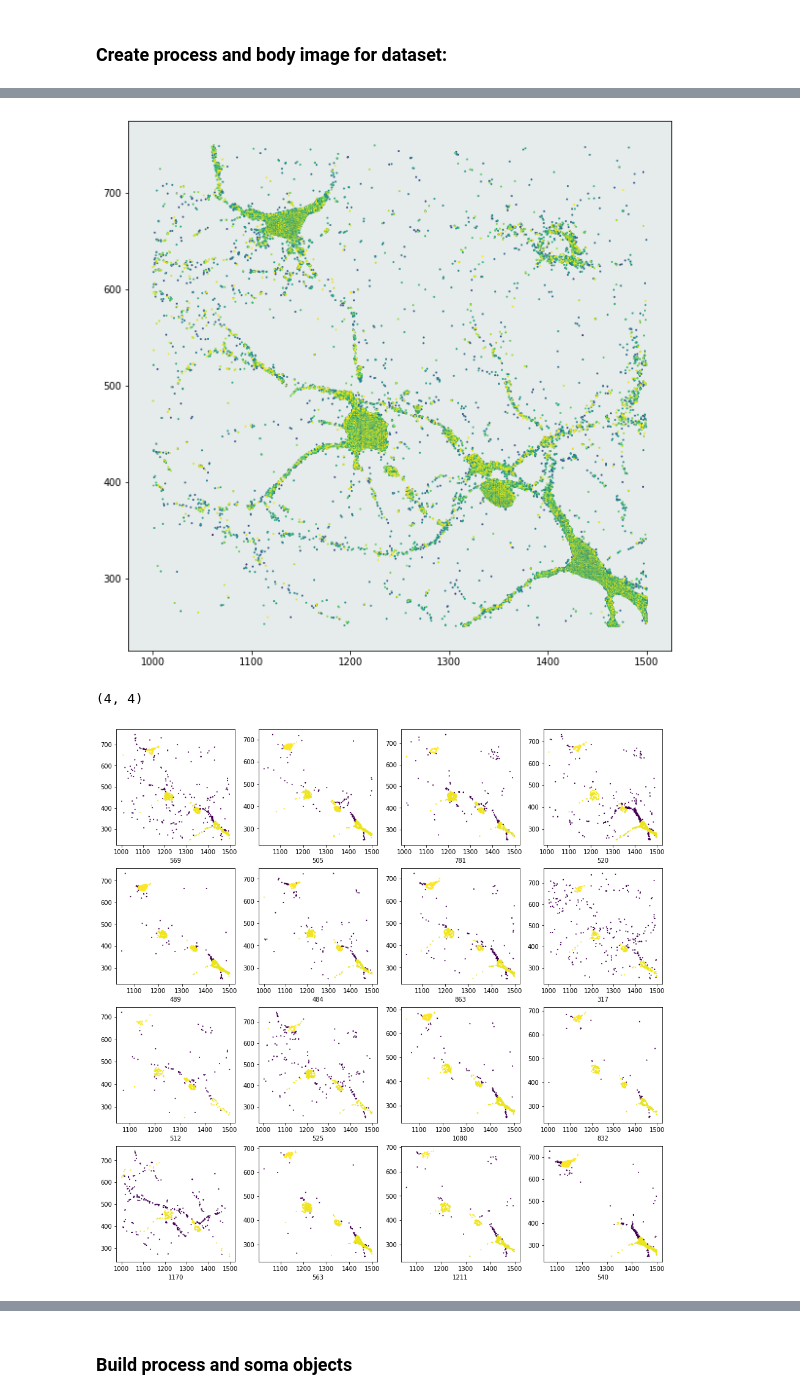
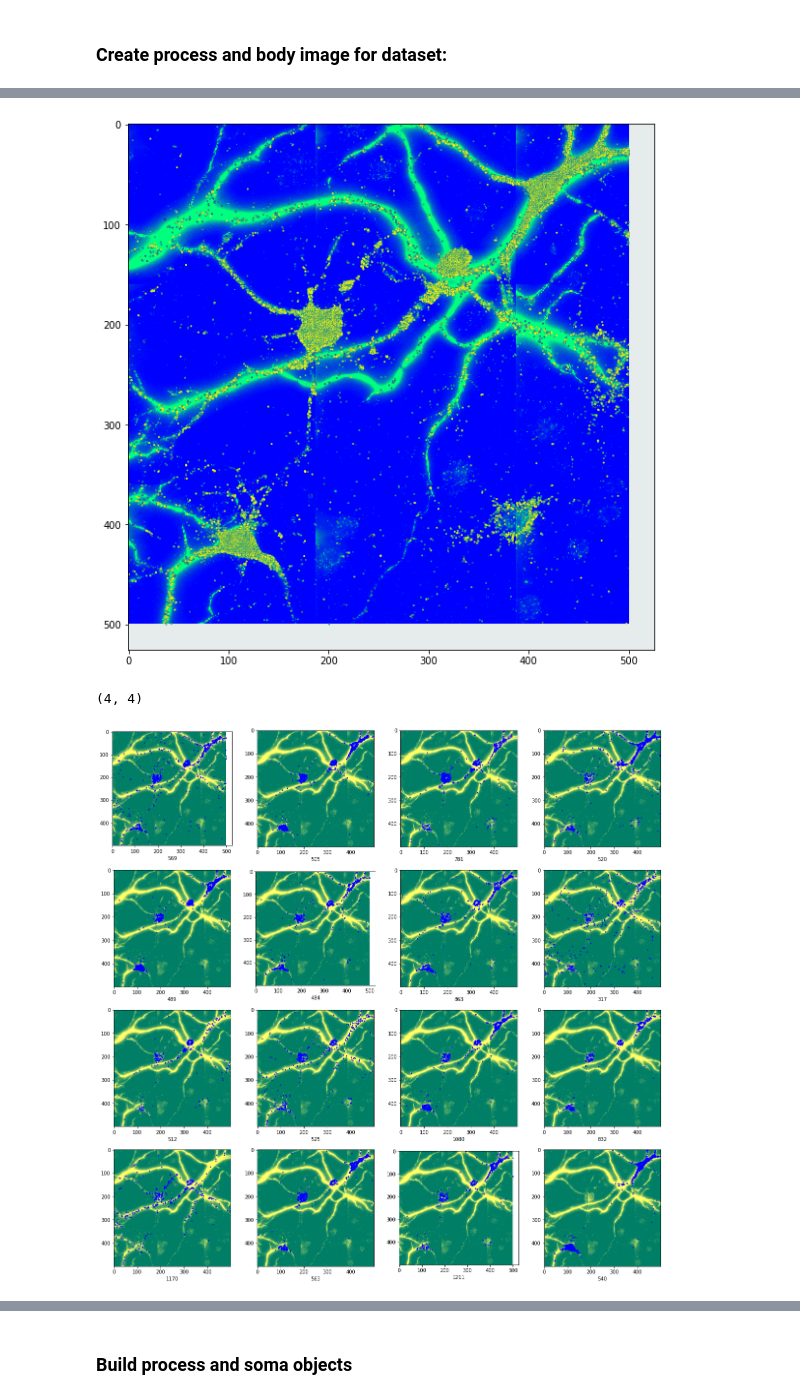
Before and after one commit to Harrison-Oatman/NeuronSegmentation, a Jupyter notebook: session.ipynb, the cells around one changed output, grey strips where cells are left out. Drawn from its saved outputs; the diff is of its cells as text; code cells hidden in the pictures.

```diff
--- a/session.ipynb
+++ b/session.ipynb
@@ -60,7 +65,7 @@ processImage = np.load(processImageFile)
 somaImage = np.load(somaImageFile)
 # %%
 mini_rna = RNA.sample(100000)
-qtree, rna_list = convert_to_qtree(RNA, [0.0, 0.0, somaImage.shape[0], somaImage.shape[1]], 10)
+qtree, rna_list = trees.convert_to_qtree(RNA, [0.0, 0.0, somaImage.shape[0], somaImage.shape[1]], 10)
 # %%
 # n_genes = 1240
 #
@@ -135,40 +122,46 @@ class ColorByBarcode:
 # %%
-rec = Rect([250, 1000, 500, 500])
+rec = trees.Rect([250, 1024, 500, 500])
+bgimage = np.array(cv2.imread(datapath+"Map2TauImage.png")[rec.y:rec.y+rec.h, rec.x:rec.x+rec.w])
+# bgimage[:,:,0:2] = 255 - bgimage[:,:,2:3]
+# bgimage[:,:,2] = 255
+facecolor = '#e6eceb'
 # #
+# bgimage = processImage[rec.y:rec.y+rec.h, rec.x:rec.x+rec.w]
+
 fig = plt.figure(figsize=(10,10))
 ax = plt.subplot()
 # qtree.draw(ax, rec)
 # this_rna = qtree.query(rec)
 # this_rcvs = get_rcvs(this_rna, 200, qtree)
 # normed_rcvs = embed_rcv(this_rcvs, pca, reducer, embedded)
 # plot_points(ax, this_rna, c=(normed_rcvs+1)/2)
 ax.set_facecolor('#e6eceb')
 points = qtree.query(rec)
-plot_points(ax, points, colorizer=ColorByBarcode())
+basicrna.plot_points(ax, points, colorizer=basicrna.ColorByBarcode(), image=bgimage[:,:,2], offset=(rec.y, rec.x), cmap="winter")
 
 plt.show()
 
 
 nrows = 4
 ncols = 4
-fig, axes = plt.subplots(nrows,ncols,figsize=(16,16))
+fig, axes = plt.subplots(nrows,ncols,figsize=(20,20))
 print(axes.shape)
 for i in range(nrows*ncols):
-    tester = BarcodeTester(max_codes[i])
+    tester = trees.BarcodeTester(max_codes[i])
     ax = axes[i//ncols][i%ncols]
     points = qtree.query(rec, tester=tester)
-    plot_points(ax, points, colorizer=ColorByCell())
+    basicrna.plot_points(ax, points, c='blue', s=2, image=bgimage[:,:,2], offset=(rec.y, rec.x), cmap="summer")
     ax.set_xlabel(f'{max_codes[i]}')
 
 # group = PointExplorer(qtree)
 # searcher = NearestNeighborSearch(qtree, 10, 5)
 # adder = AddMethod()
 # group.start_point(np.random.choice(qtree.query(rec)))
 # group.expand(searcher, adder)
 # plot_points(ax, group.accepted, c='b', offset=(rec.y, rec.x))
 
 plt.show()
 # %% [output]
-[figure, old version]
+[figure, new version]
 (4, 4)
-[figure, old version]
+[figure, new version]
```
Also changed, not shown: parts of 10 cells of this notebook, 3 other files.
